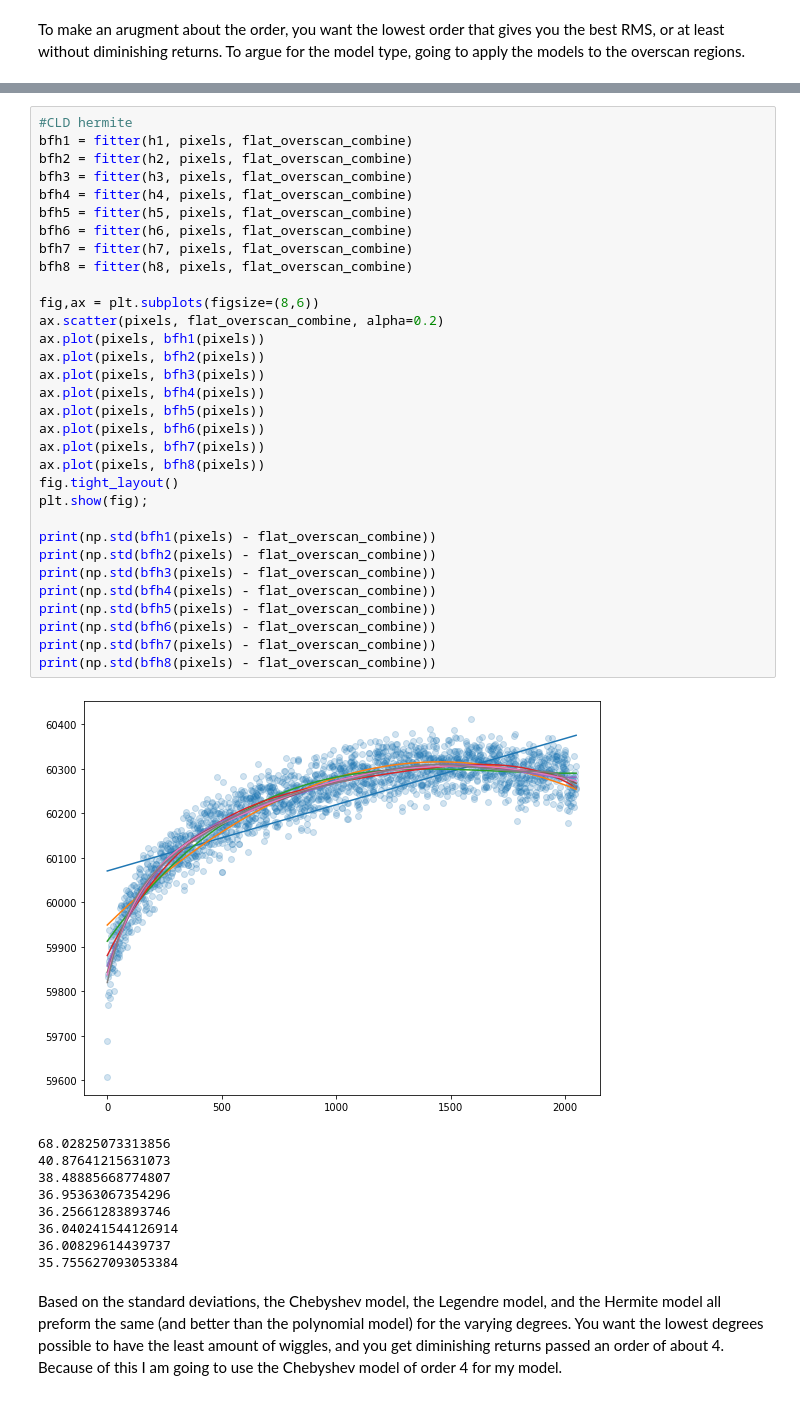
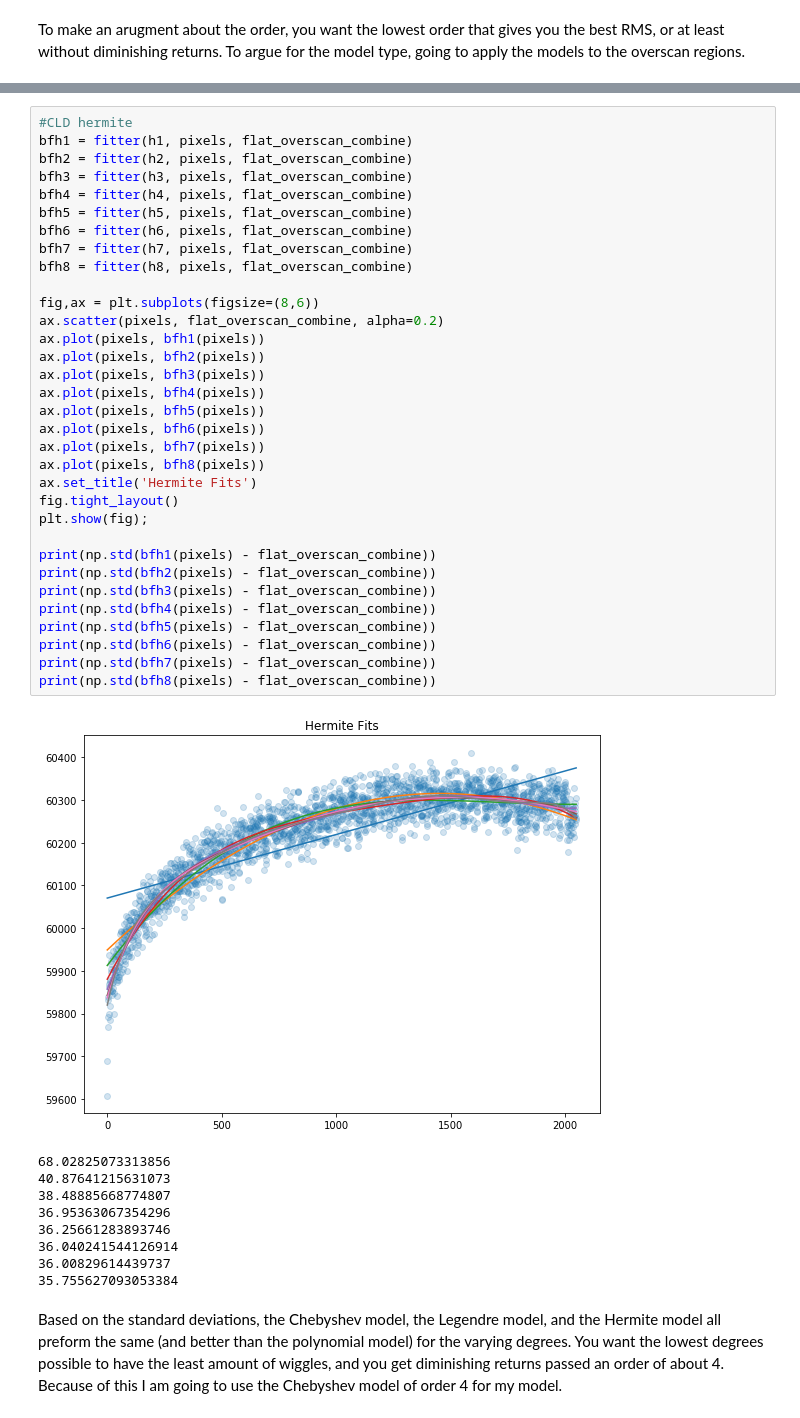
Before and after one commit to VanderbiltAstronomy/astr_8060_s21, a Jupyter notebook: work/drakecl/hw4_tasks.ipynb, the cells around one changed output, grey strips where cells are left out. Drawn from its saved outputs; the diff is of its cells as text.

```diff
--- a/work/drakecl/hw4_tasks.ipynb
+++ b/work/drakecl/hw4_tasks.ipynb
@@ -435,34 +453,35 @@ bfh1 = fitter(h1, pixels, flat_overscan_combine)
 bfh2 = fitter(h2, pixels, flat_overscan_combine)
 bfh3 = fitter(h3, pixels, flat_overscan_combine)
 bfh4 = fitter(h4, pixels, flat_overscan_combine)
 bfh5 = fitter(h5, pixels, flat_overscan_combine)
 bfh6 = fitter(h6, pixels, flat_overscan_combine)
 bfh7 = fitter(h7, pixels, flat_overscan_combine)
 bfh8 = fitter(h8, pixels, flat_overscan_combine)
 
 fig,ax = plt.subplots(figsize=(8,6))
 ax.scatter(pixels, flat_overscan_combine, alpha=0.2)
 ax.plot(pixels, bfh1(pixels))
 ax.plot(pixels, bfh2(pixels))
 ax.plot(pixels, bfh3(pixels))
 ax.plot(pixels, bfh4(pixels))
 ax.plot(pixels, bfh5(pixels))
 ax.plot(pixels, bfh6(pixels))
 ax.plot(pixels, bfh7(pixels))
 ax.plot(pixels, bfh8(pixels))
+ax.set_title('Hermite Fits')
 fig.tight_layout()
 plt.show(fig);
 
 print(np.std(bfh1(pixels) - flat_overscan_combine))
 print(np.std(bfh2(pixels) - flat_overscan_combine))
 print(np.std(bfh3(pixels) - flat_overscan_combine))
 print(np.std(bfh4(pixels) - flat_overscan_combine))
 print(np.std(bfh5(pixels) - flat_overscan_combine))
 print(np.std(bfh6(pixels) - flat_overscan_combine))
 print(np.std(bfh7(pixels) - flat_overscan_combine))
 print(np.std(bfh8(pixels) - flat_overscan_combine))
 # %% [output]
-[figure, old version]
+[figure, new version]
 68.02825073313856
 40.87641215631073
 38.48885668774807
```
Also changed, not shown: parts of 8 cells of this notebook.
